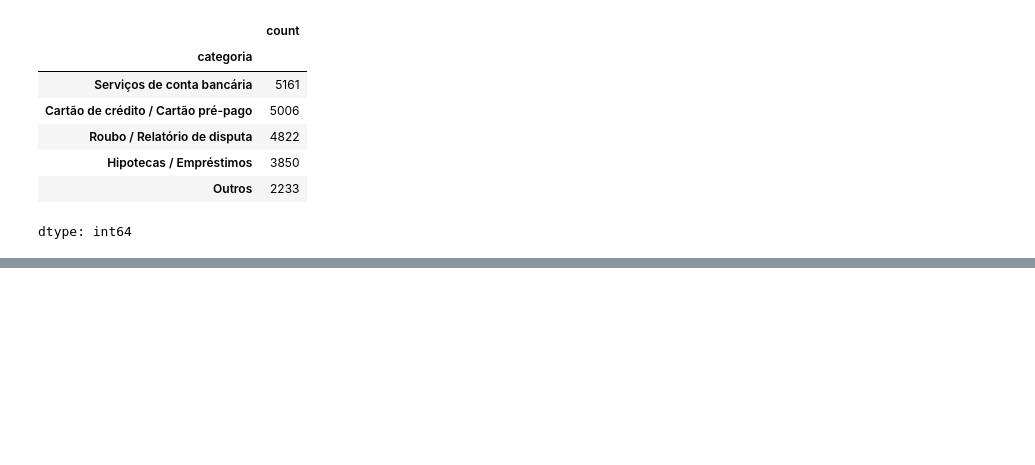
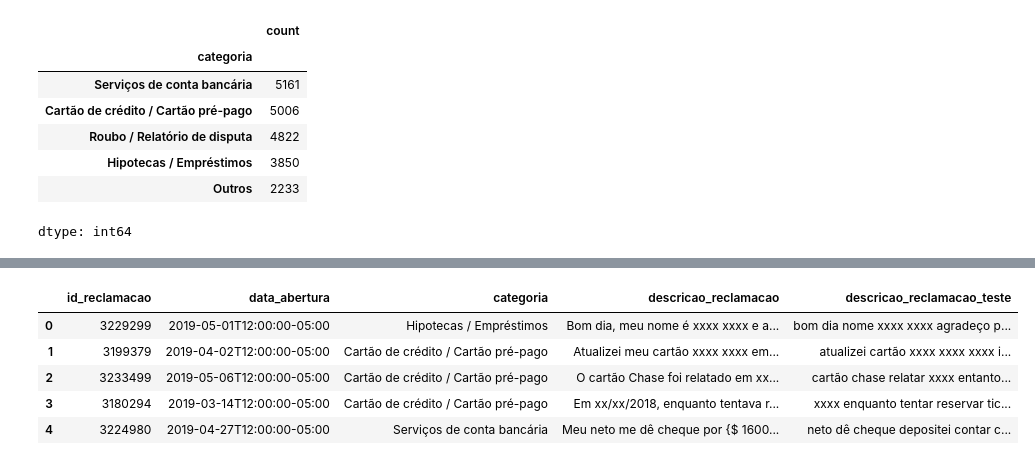
Before and after one commit to lpoggetto/trabalho_nlp_fiap, a Jupyter notebook: trabalho_nlp_fiap.ipynb, the cells around one changed output, grey strips where cells are left out. Saved outputs shown, nothing was run; the diff lists cells and outputs as text; code cells hidden in the pictures; blank space fills up the shorter version.

```diff
--- a/trabalho_nlp_fiap.ipynb
+++ b/trabalho_nlp_fiap.ipynb
@@ -10,3 +26,6 @@ df = pd.read_csv('/content/tickets_reclamacoes_classificados.csv', sep = ';')
+# %%
+url = 'https://dados-ml-pln.s3.sa-east-1.amazonaws.com/tickets_reclamacoes_classificados.csv'
+df = pd.read_csv(url, sep = ';')
 # %%
 df.shape
 # %% [output]
@@ -33,0 +130,11 @@ dtype: int64
+# %%
+df['descricao_reclamacao_teste'] = df['descricao_reclamacao'].apply(preprocessamento)
+# %%
+df.head()
+# %% [output]
+|  | id_reclamacao | data_abertura | categoria | descricao_reclamacao | descricao_reclamacao_teste |
+| 0 | 3229299 | 2019-05-01T12:00:00-05:00 | Hipotecas / Empréstimos | Bom dia, meu nome é xxxx xxxx e a... | bom dia nome xxxx xxxx agradeço p... |
+| 1 | 3199379 | 2019-04-02T12:00:00-05:00 | Cartão de crédito / Cartão pré-pago | Atualizei meu cartão xxxx xxxx em... | atualizei cartão xxxx xxxx xxxx i... |
+| 2 | 3233499 | 2019-05-06T12:00:00-05:00 | Cartão de crédito / Cartão pré-pago | O cartão Chase foi relatado em xx... | cartão chase relatar xxxx entanto... |
+| 3 | 3180294 | 2019-03-14T12:00:00-05:00 | Cartão de crédito / Cartão pré-pago | Em xx/xx/2018, enquanto tentava r... | xxxx enquanto tentar reservar tic... |
+| 4 | 3224980 | 2019-04-27T12:00:00-05:00 | Serviços de conta bancária | Meu neto me dê cheque por {$ 1600... | neto dê cheque depositei contar c... |
```
Also changed, not shown: parts of 5 cells of this notebook.
